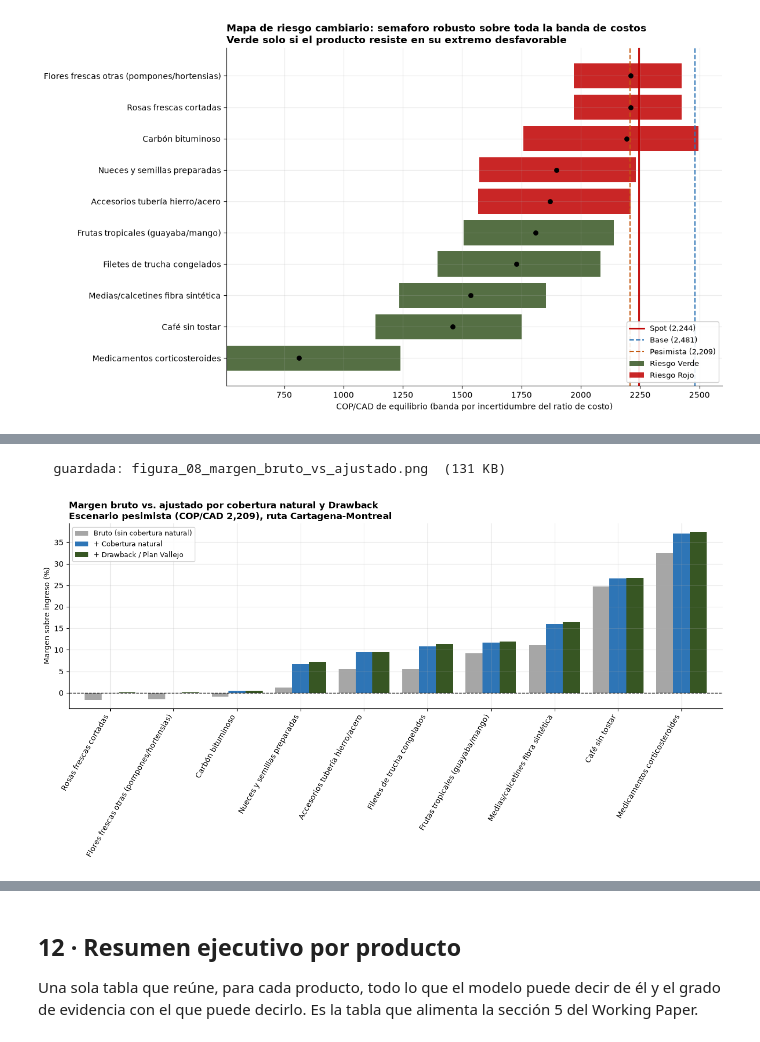
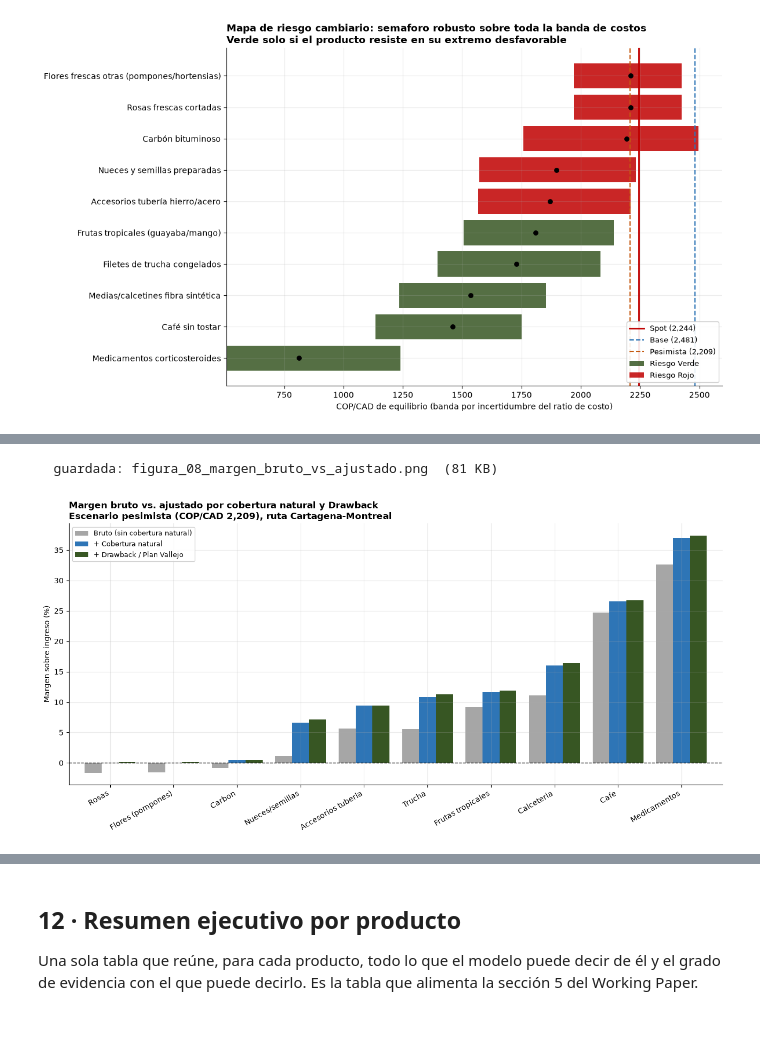
Before and after one commit to Manuelafallaalcala/Colombia-Canada-trade-monitor, a Jupyter notebook: notebooks/mic_cc_modelo_financiero.ipynb, the cells around one changed output, grey strips where cells are left out. Cells and saved outputs as stored; diff of their text form; code cells hidden in the pictures.

```diff
--- a/notebooks/mic_cc_modelo_financiero.ipynb
+++ b/notebooks/mic_cc_modelo_financiero.ipynb
@@ -1004,6 +1004,11 @@ corrección central de la auditoría. Todas a 150 dpi en `outputs/figures/`.
 VERDE, AZUL, ROJO, NARANJA = '#375623', '#2E75B6', '#C00000', '#C55A11'
 COLOR_RIESGO = {'Verde': VERDE, 'Amarillo': '#BF8F00', 'Rojo': ROJO}
 FIGS = OUT / 'figures'
+
+# Etiqueta corta por producto, solo para las figuras. Las tablas siempre guardan
+# el nombre completo: los nombres arancelarios son descriptivos a proposito, pero
+# en un grafico de barras con diez categorias ocupan mas espacio que los datos.
+CORTO = prod.set_index('producto').codigo_hs.map(config.NOMBRE_CORTO).to_dict()
 
 
 def guardar(fig, nombre):
@@ -1118,14 +1123,15 @@ if GRAFICOS:
     piv = (tabla_stress[tabla_stress.ruta == 'CTG-Montreal']
            .pivot_table(index='producto', columns='episodio', values='margen_pct')[orden])
     piv = piv.loc[piv.mean(axis=1).sort_values().index]
+    piv.index = [CORTO[p] for p in piv.index]
 
-    fig, ax = plt.subplots(figsize=(14, 7))
+    fig, ax = plt.subplots(figsize=(14, 6.5))
     piv.plot(kind='bar', ax=ax, width=.8,
              color=[ROJO, NARANJA, '#BF8F00', VERDE][:len(orden)])
     ax.axhline(0, color='black', ls='--', lw=1)
     ax.set_ylabel('Margen sobre ingreso (%)')
     ax.set_xlabel('')
-    ax.tick_params(axis='x', rotation=60)
+    ax.tick_params(axis='x', rotation=30)
     for lab in ax.get_xticklabels():
         lab.set_ha('right')
     ax.set_title('Margenes bajo episodios historicos del COP/CAD, ruta Cartagena-Montreal'
@@ -1142,37 +1148,38 @@ if GRAFICOS:
 # %%
 # Figura 8: margen bruto vs. ajustado por cobertura natural y Drawback
 # Se dibuja en el escenario PESIMISTA a proposito: en el escenario base la cobertura
 # natural tiene efecto exactamente cero por algebra (fx / fx_base = 1), asi que una
 # figura en base no mostraria nada de lo que esta figura existe para mostrar.
 if GRAFICOS:
     h = (tabla_hedge[(tabla_hedge.ruta == 'CTG-Montreal') &
                      (tabla_hedge.escenario == 'Pesimista')]
          .set_index('producto')[['margen_pct_sin_hedge', 'margen_pct_con_hedge']])
     dwp = (fin[(fin.ruta == 'CTG-Montreal') & (fin.escenario == 'Pesimista')]
            .set_index('producto')[['margen_final_pct']])
     comp = h.join(dwp).sort_values('margen_pct_con_hedge')
     comp.columns = ['Bruto (sin cobertura natural)', '+ Cobertura natural',
                     '+ Drawback / Plan Vallejo']
+    comp.index = [CORTO[p] for p in comp.index]
 
-    fig, ax = plt.subplots(figsize=(13, 7))
+    fig, ax = plt.subplots(figsize=(13, 6.5))
     comp.plot(kind='bar', ax=ax, width=.8, color=['#A6A6A6', AZUL, VERDE])
     ax.axhline(0, color='black', ls='--', lw=1)
     ax.set_ylabel('Margen sobre ingreso (%)')
     ax.set_xlabel('')
-    ax.tick_params(axis='x', rotation=60)
+    ax.tick_params(axis='x', rotation=30)
     for lab in ax.get_xticklabels():
         lab.set_ha('right')
     ax.set_title('Margen bruto vs. ajustado por cobertura natural y Drawback'
                  f'\nEscenario pesimista (COP/CAD {ESC["Pesimista"]:,.0f}), ruta '
                  'Cartagena-Montreal',
                  fontweight='bold', loc='left')
     ax.legend(loc='best', fontsize=9, framealpha=.9)
     fig.tight_layout()
     guardar(fig, 'figura_08_margen_bruto_vs_ajustado.png')
     plt.show()
 # %% [output]
-  guardada: figura_08_margen_bruto_vs_ajustado.png  (131 KB)
+  guardada: figura_08_margen_bruto_vs_ajustado.png  (81 KB)
-[figure, old version]
+[figure, new version]
 # %%
 # Figura 9: efecto de reemplazar el factor de costo uniforme por ratios con banda
 if GRAFICOS:
```
Also changed, not shown: parts of 3 cells of this notebook, 27 other files.
